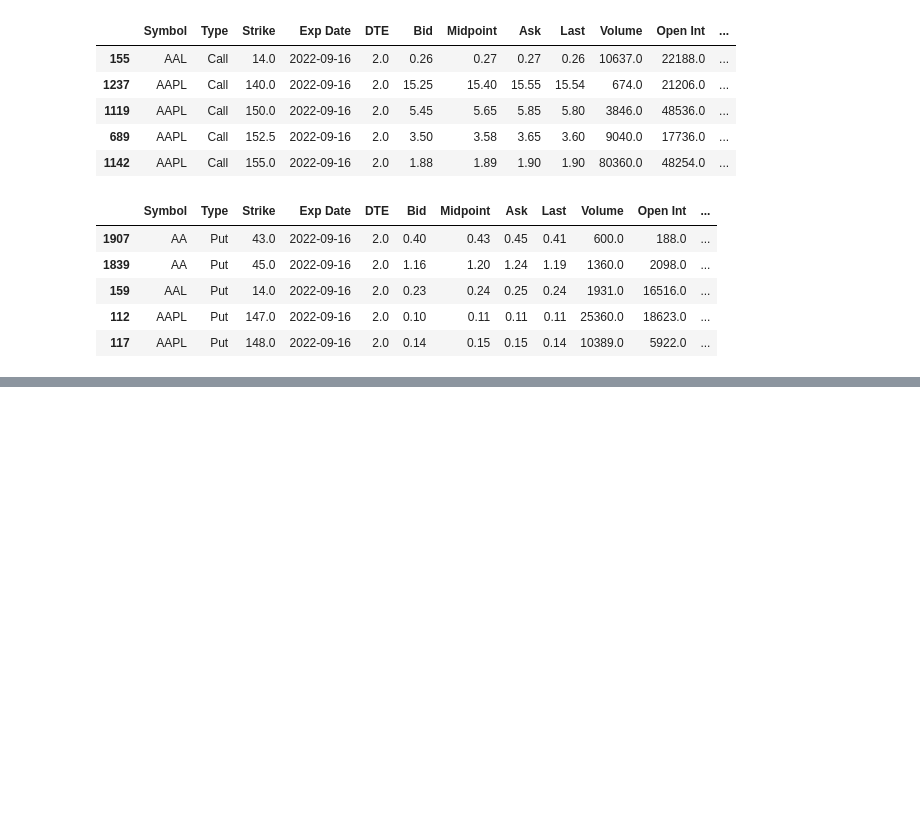
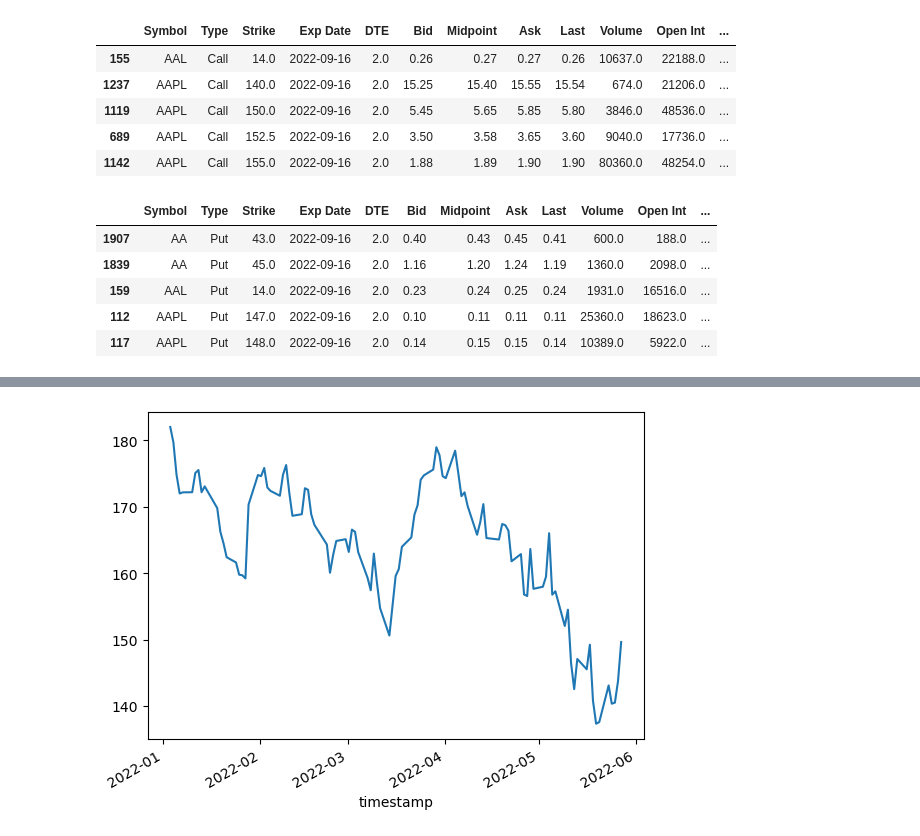
Before and after one commit to Latnid/FinTechProjects, a Jupyter notebook: One/app.ipynb, the cells around one changed output, grey strips where cells are left out. Drawn from its saved outputs; the diff is of its cells as text; code cells hidden in the pictures; blank space fills up the shorter version.

Commit message:
placed alpaca_api.py into app.ipynb

```diff
--- a/One/app.ipynb
+++ b/One/app.ipynb
@@ -111,0 +80,24 @@ options_call
+# %%
+# Creates connection.
+api_alpaca = alpaca.REST(key_id=alpaca_key, secret_key=alpaca_secret, api_version="v2")
+
+# Specifies tickers to get from Alpaca API.
+# df = api_alpaca.get_bars(symbol=["FB","MSFT", "AAPL"], timeframe="1D", start="2022-01-01", end="2022-05-30").df
+df = api_alpaca.get_bars(symbol=["META","MSFT", "AAPL"], timeframe="1D", start=start_date, end=end_date).df
+# %%
+# Specifies which companies to get data for.
+meta_df = df[df["symbol"]=="META"].drop(columns="symbol",axis = 1)
+
+msft_df = df[df["symbol"]=="MSFT"].drop(columns="symbol",axis = 1)
+
+aapl_df = df[df["symbol"]=="AAPL"].drop(columns="symbol",axis = 1)
+# %%
+# Concat data together.
+meta_msft_aapl_df = pd.concat([meta_df, msft_df, aapl_df], axis = 1, keys = ["META","MSFT", "AAPL"])
+# %%
+# Plots the data frame.
+plot = meta_msft_aapl_df["AAPL"]["close"].plot()
+
+# Prints a message.
+print(f"Successfully gathered data from API.")
+# %% [output]
@@ -111,0 +105 @@ options_call
+[figure, added]
```
Also changed, not shown: parts of 3 cells of this notebook, 1 other file.
